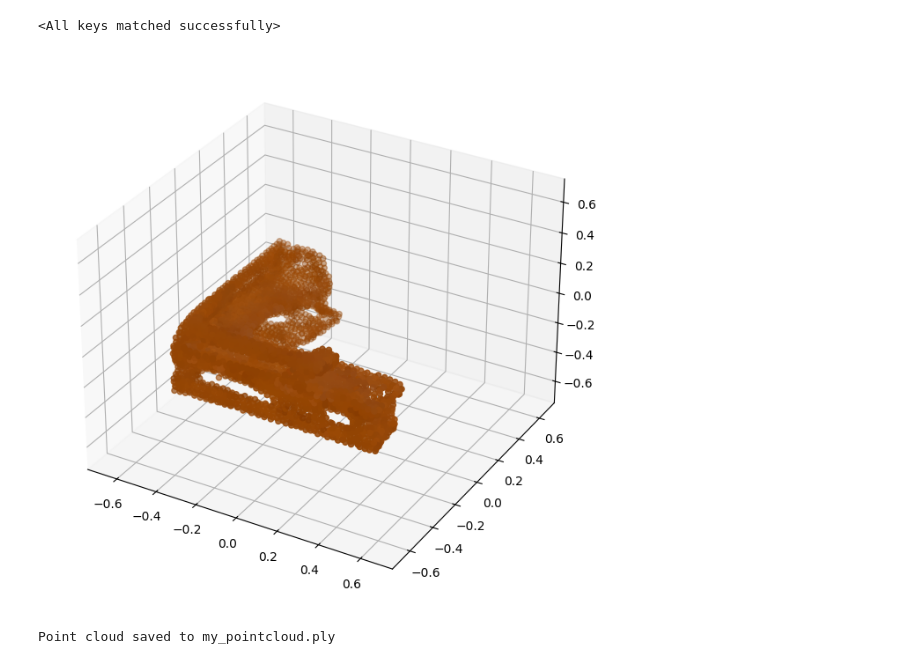
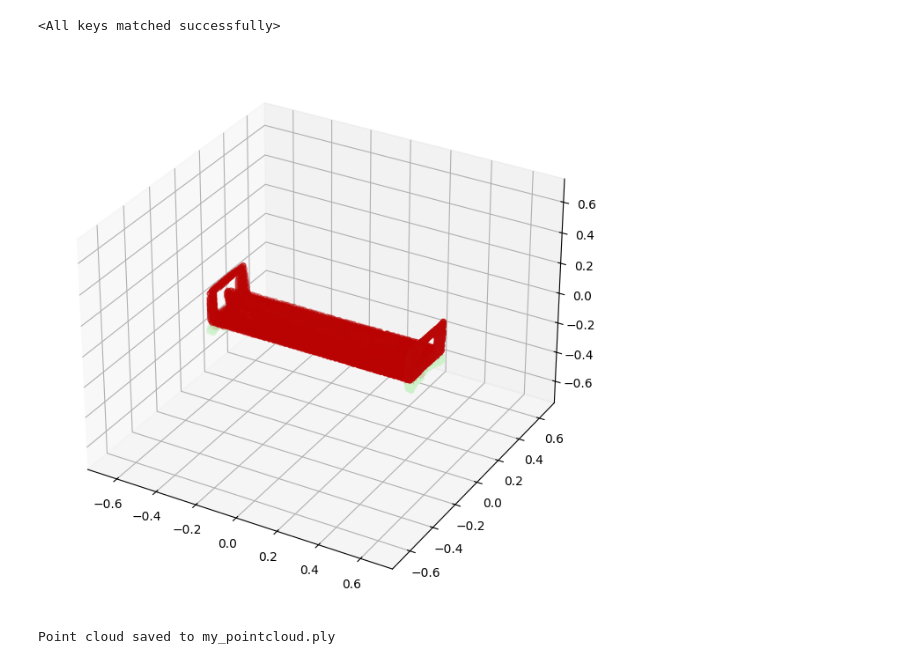
Before and after one commit to mmeagher/point-e, a Jupyter notebook: point_e/examples/text2pointcloud.ipynb, the cells around one changed output. Saved outputs shown, nothing was run; the diff lists cells and outputs as text; code cells hidden in the pictures.

```diff
--- a/point_e/examples/text2pointcloud.ipynb
+++ b/point_e/examples/text2pointcloud.ipynb
@@ -53,16 +94,29 @@ sampler = PointCloudSampler(
+# %%
+# Create a sampler with more organic/noisy appearance
+organic_sampler = PointCloudSampler(
+    device=device,
+    models=[base_model, upsampler_model],
+    diffusions=[base_diffusion, upsampler_diffusion],
+    num_points=[1024, 4096 - 1024],
+    aux_channels=['R', 'G', 'B'],
+    guidance_scale=[2.0, 0.0],        # Less strict adherence
+    model_kwargs_key_filter=('texts', ''),
+    karras_steps=[64, 64],            # Standard steps
+    s_churn=[5.0, 1.0],              # More randomness for organic look
+)
 # %%
 # Set a prompt to condition on.
 prompt = 'a bench for dreaming the emotion is anxiety the tea is lemon verbena'
 
 # Produce a sample from the model.
 samples = None
-for x in tqdm(sampler.sample_batch_progressive(batch_size=1, model_kwargs=dict(texts=[prompt]))):
+for x in tqdm(organic_sampler.sample_batch_progressive(batch_size=1, model_kwargs=dict(texts=[prompt]))):
     samples = x
 # %%
-pc = sampler.output_to_point_clouds(samples)[0]
+pc = organic_sampler.output_to_point_clouds(samples)[0]
 fig = plot_point_cloud(pc, grid_size=1, fixed_bounds=((-0.75, -0.75, -0.75),(0.75, 0.75, 0.75)))
 # %% [output]
-[figure, old version]
+[figure, new version]
 # %%
 # Save the point cloud as a PLY file
 with open('my_pointcloud.ply', 'wb') as f:
```
Also changed, not shown: parts of 6 cells of this notebook.
